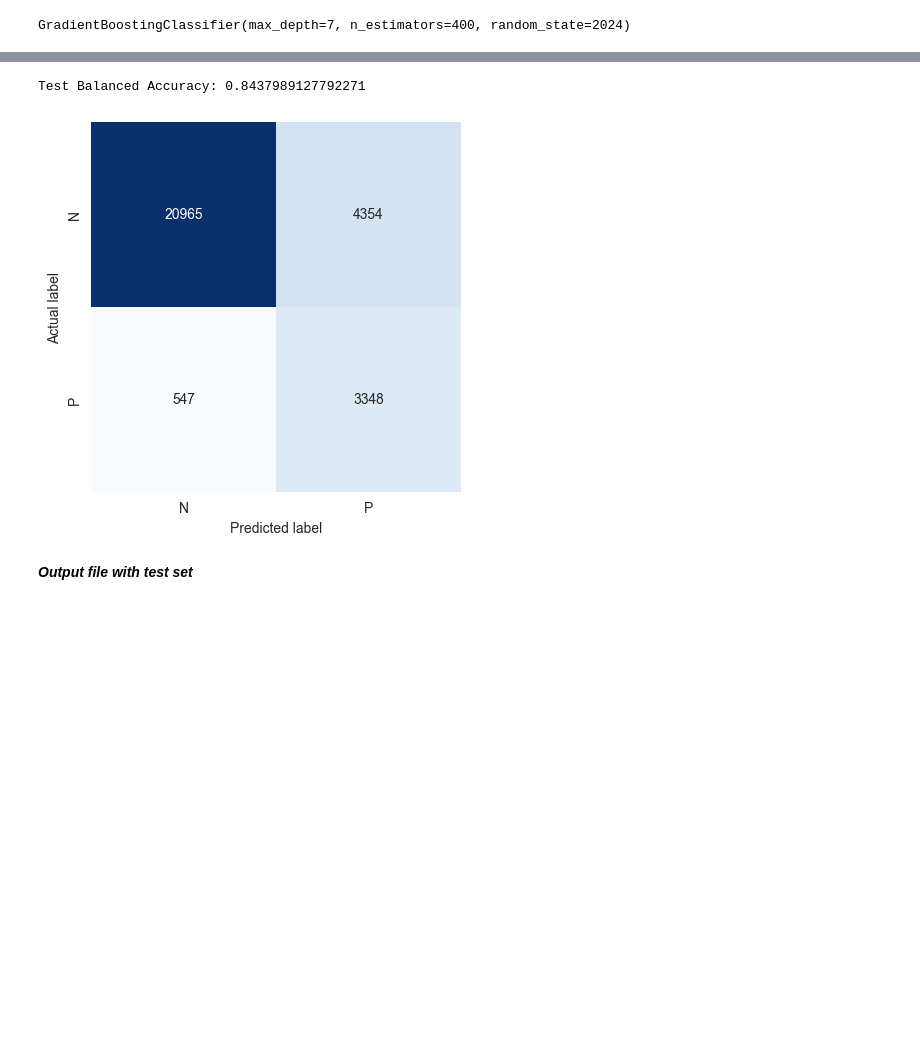
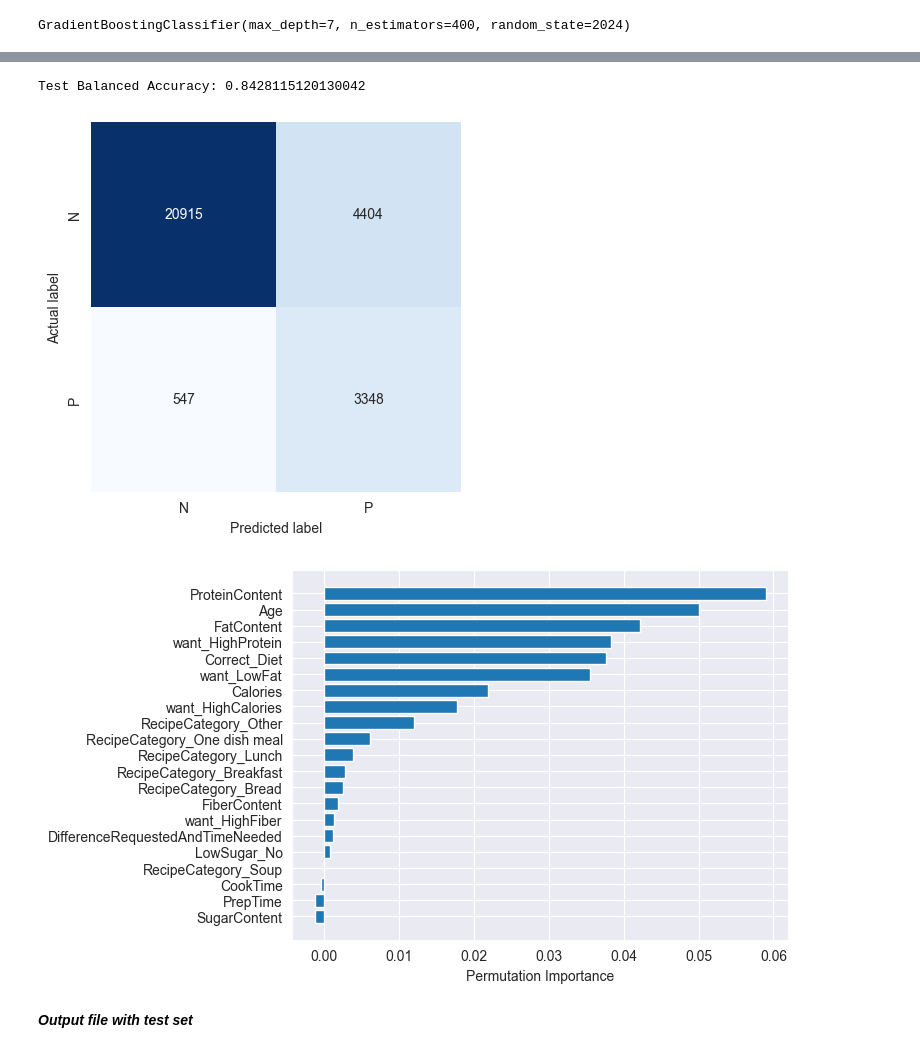
Before and after one commit to MittmannM/AnalyticsCupTUM, a Jupyter notebook: AC_submission.ipynb, the cells around one changed output, grey strips where cells are left out. Saved outputs shown, nothing was run; the diff lists cells and outputs as text; code cells hidden in the pictures; blank space fills up the shorter version.

```diff
--- a/AC_submission.ipynb
+++ b/AC_submission.ipynb
@@ -124,7 +124,7 @@ from sklearn.utils.class_weight import compute_class_weight
 
 #variables_to_drop = ['CustomerId', 'RecipeId', 'Like', 'Name', 'RecipeIngredientQuantities', 'RecipeIngredientParts', 'RecipeYield', "Calories", "SaturatedFatContent", "SugarContent", "CookTime", "PrepTime", "Diet_Vegan", "Diet_Vegetarian", "RecipeCategory_Bread", "RecipeCategory_Other", "RecipeCategory_Breakfast", "RecipeCategory_Lunch", "RecipeCategory_Soup", "RecipeCategory_One dish meal", "LowSugar_No", "CholesterolContent", "SodiumContent", "FiberContent", "RecipeServings", "Time", "HighCalories", "HighFiber"]
 
-variables_to_drop = ['CustomerId', 'RecipeId', 'Like', 'Name', 'RecipeIngredientQuantities', 'RecipeIngredientParts', 'RecipeYield','MaxTime', 'for_Vegetarian', 'for_Vegan', 'has_fish_meat', 'has_animal_product']
+variables_to_drop = ['CustomerId', 'RecipeId', 'Like', 'Name', 'RecipeIngredientQuantities', 'RecipeIngredientParts', 'RecipeYield','MaxTime', 'for_Vegetarian', 'for_Vegan', 'has_fish_meat', 'has_animal_product', 'RecipeServings', 'SaturatedFatContent', 'CarbohydrateContent', 'CholesterolContent', 'Diet_Vegan', 'SodiumContent', 'Diet_Vegetarian']
 X = train_set.drop(variables_to_drop, axis=1)
 y = train_set['Like']
 test_set = test_set.drop(variables_to_drop, axis=1)
@@ -222,8 +237,18 @@ balanced_acc = balanced_accuracy_score(y_test, y_predicted)
 
 print(f'Test Balanced Accuracy: {balanced_acc}')
 # %% [output]
-Test Balanced Accuracy: 0.8437989127792271
+Test Balanced Accuracy: 0.8428115120130042
 [figure]
+# %%
+from sklearn.inspection import permutation_importance
+
+perm_importance = permutation_importance(train_model, X_test, y_test)
+sorted_idx = perm_importance.importances_mean.argsort()
+plt.barh(X.columns[sorted_idx], perm_importance.importances_mean[sorted_idx])
+plt.xlabel("Permutation Importance")
+plt.show()
+# %% [output]
+[figure, added]
 # %% [markdown]
 ***Output file with test set***
 # %%
```
Also changed, not shown: parts of 3 cells of this notebook, 1 other file.
